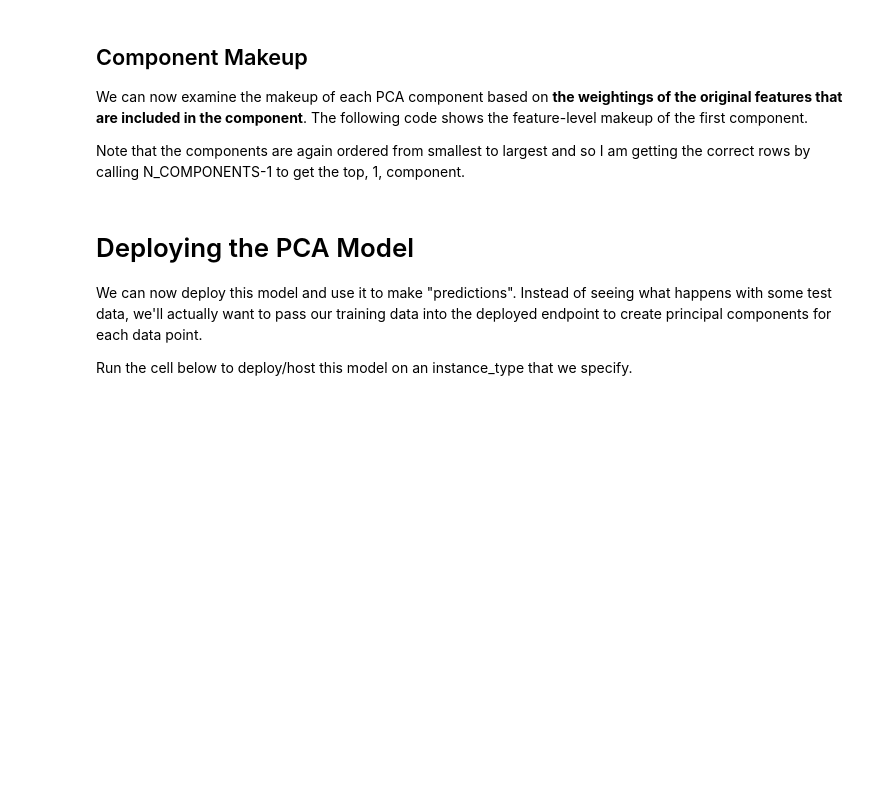
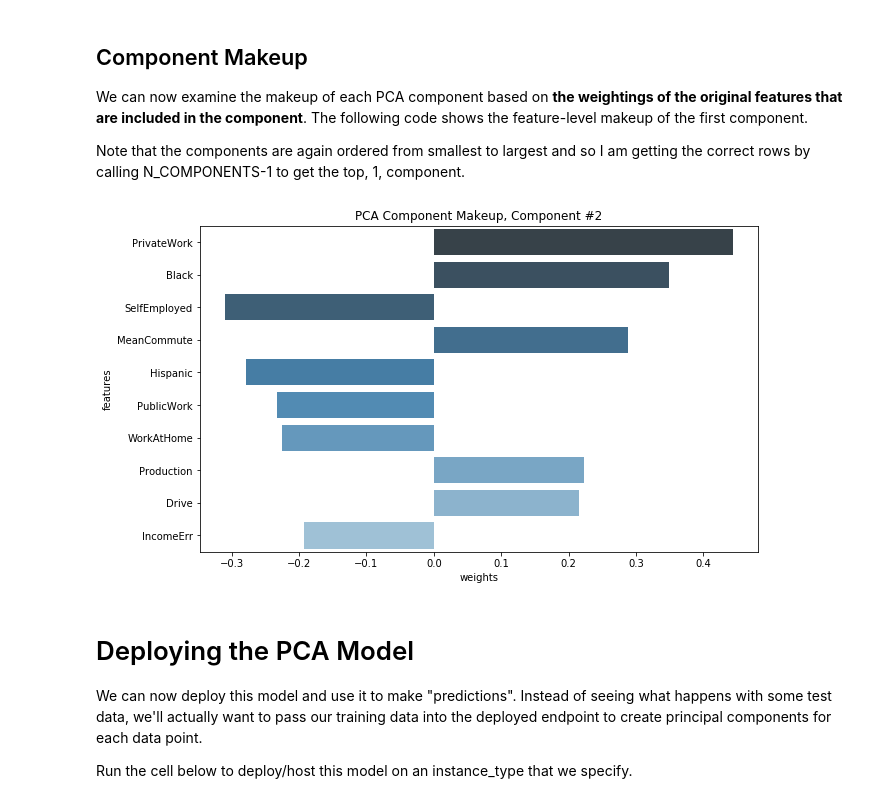
Before and after one commit to benjaminperucco/udacity-nano-mle, a Jupyter notebook: 4 Machine Learning Case Studies/Lesson 1/population_segmentation.ipynb, the cells around one changed output. Cells and saved outputs as stored; diff of their text form; code cells hidden in the pictures; blank space fills up the shorter version.

```diff
--- a/4 Machine Learning Case Studies/Lesson 1/population_segmentation.ipynb
+++ b/4 Machine Learning Case Studies/Lesson 1/population_segmentation.ipynb
@@ -462,8 +616,10 @@ def display_component(v, features_list, component_num, n_weights=10):
     plt.show()
 # %%
 # display makeup of first component
-num=3
+num=2
 display_component(v, counties_scaled.columns.values, component_num=num, n_weights=10)
+# %% [output]
+[figure, added]
 # %% [markdown]
 # Deploying the PCA Model
 
```
Also changed, not shown: parts of 51 cells of this notebook.
